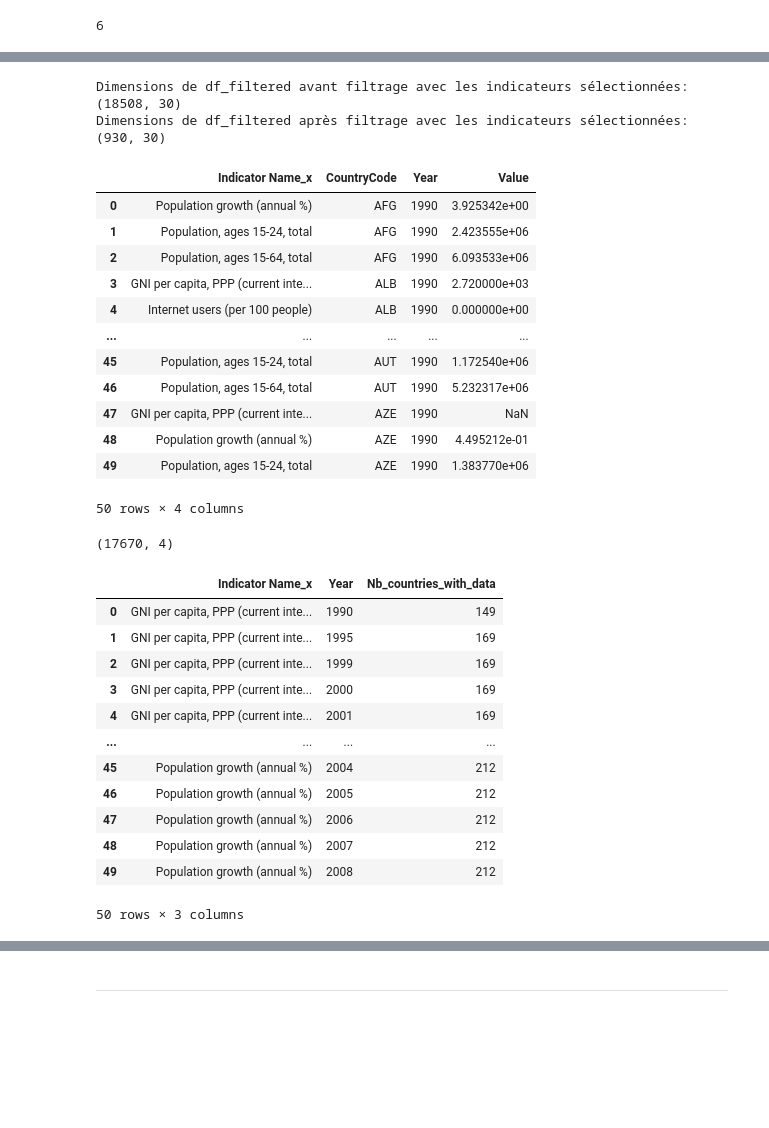
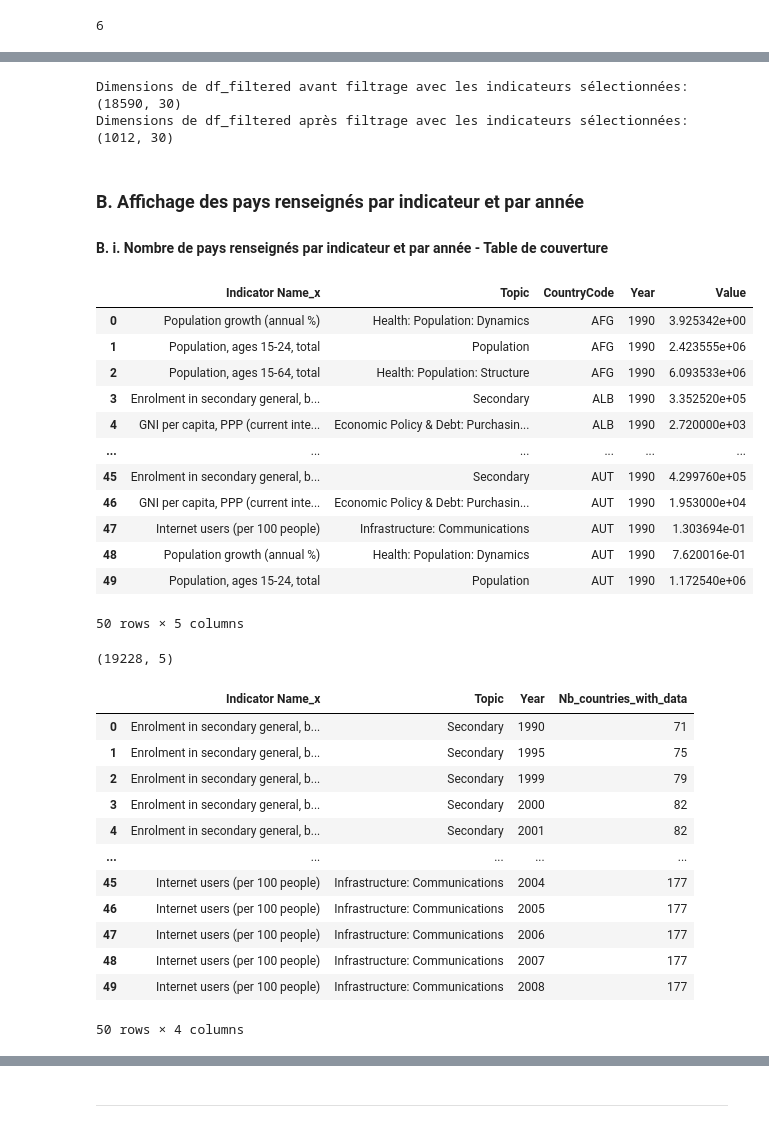
Before and after one commit to elochn/projets-openclassroom-fr, a Jupyter notebook: Projet2/Projet 2 - Analysez les données de systèmes éducatifs.ipynb, the cells around one changed output, grey strips where cells are left out. Saved outputs shown, nothing was run; the diff lists cells and outputs as text; code cells hidden in the pictures; blank space fills up the shorter version.

```diff
--- a/Projet2/Projet 2 - Analysez les données de systèmes éducatifs.ipynb
+++ b/Projet2/Projet 2 - Analysez les données de systèmes éducatifs.ipynb
@@ -1553,7 +1555,7 @@ with pd.option_context('display.max_rows', None, 'display.max_colwidth', 75):
 | 259 | SE.PRE.ENRL | Enrolment in pre-primary educatio... | 94 |
 # %%
 # Définition du seuil minimal d'occurrences pour conserver un indicateur
-threshold_indic = 110
+threshold_indic = 100
 
 # Création d'une liste des indicateurs à conserver
 indicators_to_keep = freq_df[freq_df['count'] > threshold_indic]['Indicator Name_x'].unique().tolist()
@@ -1774,80 +1811,83 @@ len(selected_indicators)
 # %%
 # Update of df_filtered with the newly selected indicators
-print('Dimensions de df_filtered avant filtrage avec les indicateurs sélectionnées:', df_filtered.shape)
+print('Dimensions de df_filtered avant le filtrage des indicateurs sélectionnées:', df_filtered.shape)
 
 df_filtered = df_filtered[df_filtered['Indicator Name_x'].isin(selected_indicators)]
 
-print('Dimensions de df_filtered après filtrage avec les indicateurs sélectionnées:', df_filtered.shape)
+print('Dimensions de df_filtered après le filtrage des indicateurs sélectionnés:', df_filtered.shape)
 # %% [output]
-Dimensions de df_filtered avant filtrage avec les indicateurs sélectionnées: (18508, 30)
-Dimensions de df_filtered après filtrage avec les indicateurs sélectionnées: (930, 30)
+Dimensions de df_filtered avant filtrage avec les indicateurs sélectionnées: (18590, 30)
+Dimensions de df_filtered après filtrage avec les indicateurs sélectionnées: (1012, 30)
+# %% [markdown]
+### B. Affichage des pays renseignés par indicateur et par année
+#### B. i. Nombre de pays renseignés par indicateur et par année - Table de couverture
 # %%
 # Étape 1 : identifier les colonnes d'années
 year_cols = [str(y) for y in range(1970, 2017) if str(y) in df_filtered.columns]
 
 # Étape 2 : transformer en format long (indispensable pour regrouper par année)
 df_long = df_filtered.melt(
-    id_vars=['Indicator Name_x', 'CountryCode'],
+    id_vars=['Indicator Name_x', 'Topic', 'CountryCode'],
     value_vars=year_cols,
     var_name='Year',
     value_name='Value'
 )
 
 # Étape 3 : compter le nombre de pays ayant une donnée par indicateur et par année
 indicator_year_counts = (
     df_long
     .dropna(subset=['Value'])  # on ne garde que les valeurs non NaN
-    .groupby(['Indicator Name_x', 'Year'])['CountryCode']
+    .groupby(['Indicator Name_x', 'Topic', 'Year'])['CountryCode']
     .nunique()  # compte le nombre de pays distincts avec une valeur
     .reset_index(name='Nb_countries_with_data')
 )
 indicator_year_counts.head(50)
 
 # Étape 4 : repasser en format large : une colonne par année
 coverage_table = indicator_year_counts.pivot(
-    index='Indicator Name_x',
+    index=['Indicator Name_x', 'Topic'],
     columns='Year',
     values='Nb_countries_with_data'
 ).fillna(0).astype(int)
 
 # Affichage
 # 1.
 df_long.head(50)
 # %% [output]
-|  | Indicator Name_x | CountryCode | Year | Value |
-| 0 | Population growth (annual %) | AFG | 1990 | 3.925342e+00 |
-| 1 | Population, ages 15-24, total | AFG | 1990 | 2.423555e+06 |
-| 2 | Population, ages 15-64, total | AFG | 1990 | 6.093533e+06 |
-| 3 | GNI per capita, PPP (current inte... | ALB | 1990 | 2.720000e+03 |
-| 4 | Internet users (per 100 people) | ALB | 1990 | 0.000000e+00 |
-| ... | ... | ... | ... | ... |
-| 45 | Population, ages 15-24, total | AUT | 1990 | 1.172540e+06 |
-| 46 | Population, ages 15-64, total | AUT | 1990 | 5.232317e+06 |
-| 47 | GNI per capita, PPP (current inte... | AZE | 1990 | NaN |
-| 48 | Population growth (annual %) | AZE | 1990 | 4.495212e-01 |
-| 49 | Population, ages 15-24, total | AZE | 1990 | 1.383770e+06 |
+|  | Indicator Name_x | Topic | CountryCode | Year | Value |
+| 0 | Population growth (annual %) | Health: Population: Dynamics | AFG | 1990 | 3.925342e+00 |
+| 1 | Population, ages 15-24, total | Population | AFG | 1990 | 2.423555e+06 |
+| 2 | Population, ages 15-64, total | Health: Population: Structure | AFG | 1990 | 6.093533e+06 |
+| 3 | Enrolment in secondary general, b... | Secondary | ALB | 1990 | 3.352520e+05 |
+| 4 | GNI per capita, PPP (current inte... | Economic Policy & Debt: Purchasin... | ALB | 1990 | 2.720000e+03 |
+| ... | ... | ... | ... | ... | ... |
+| 45 | Enrolment in secondary general, b... | Secondary | AUT | 1990 | 4.299760e+05 |
+| 46 | GNI per capita, PPP (current inte... | Economic Policy & Debt: Purchasin... | AUT | 1990 | 1.953000e+04 |
+| 47 | Internet users (per 100 people) | Infrastructure: Communications | AUT | 1990 | 1.303694e-01 |
+| 48 | Population growth (annual %) | Health: Population: Dynamics | AUT | 1990 | 7.620016e-01 |
+| 49 | Population, ages 15-24, total | Population | AUT | 1990 | 1.172540e+06 |
-50 rows × 4 columns
+50 rows × 5 columns
 # %%
 df_long.shape
 # %% [output]
-(17670, 4)
+(19228, 5)
 # %%
 # 2.
-indicator_year_counts.head(50)
+indicator_year_counts.head(50) # avec le nombre de pays ayant une donnée par indicateur et par année
 # %% [output]
-|  | Indicator Name_x | Year | Nb_countries_with_data |
-| 0 | GNI per capita, PPP (current inte... | 1990 | 149 |
-| 1 | GNI per capita, PPP (current inte... | 1995 | 169 |
-| 2 | GNI per capita, PPP (current inte... | 1999 | 169 |
-| 3 | GNI per capita, PPP (current inte... | 2000 | 169 |
-| 4 | GNI per capita, PPP (current inte... | 2001 | 169 |
-| ... | ... | ... | ... |
-| 45 | Population growth (annual %) | 2004 | 212 |
-| 46 | Population growth (annual %) | 2005 | 212 |
-| 47 | Population growth (annual %) | 2006 | 212 |
-| 48 | Population growth (annual %) | 2007 | 212 |
-| 49 | Population growth (annual %) | 2008 | 212 |
+|  | Indicator Name_x | Topic | Year | Nb_countries_with_data |
+| 0 | Enrolment in secondary general, b... | Secondary | 1990 | 71 |
+| 1 | Enrolment in secondary general, b... | Secondary | 1995 | 75 |
+| 2 | Enrolment in secondary general, b... | Secondary | 1999 | 79 |
+| 3 | Enrolment in secondary general, b... | Secondary | 2000 | 82 |
+| 4 | Enrolment in secondary general, b... | Secondary | 2001 | 82 |
+| ... | ... | ... | ... | ... |
+| 45 | Internet users (per 100 people) | Infrastructure: Communications | 2004 | 177 |
+| 46 | Internet users (per 100 people) | Infrastructure: Communications | 2005 | 177 |
+| 47 | Internet users (per 100 people) | Infrastructure: Communications | 2006 | 177 |
+| 48 | Internet users (per 100 people) | Infrastructure: Communications | 2007 | 177 |
+| 49 | Internet users (per 100 people) | Infrastructure: Communications | 2008 | 177 |
-50 rows × 3 columns
+50 rows × 4 columns
 # %%
 # 3.
 coverage_table
```
Also changed, not shown: parts of 76 cells of this notebook.
